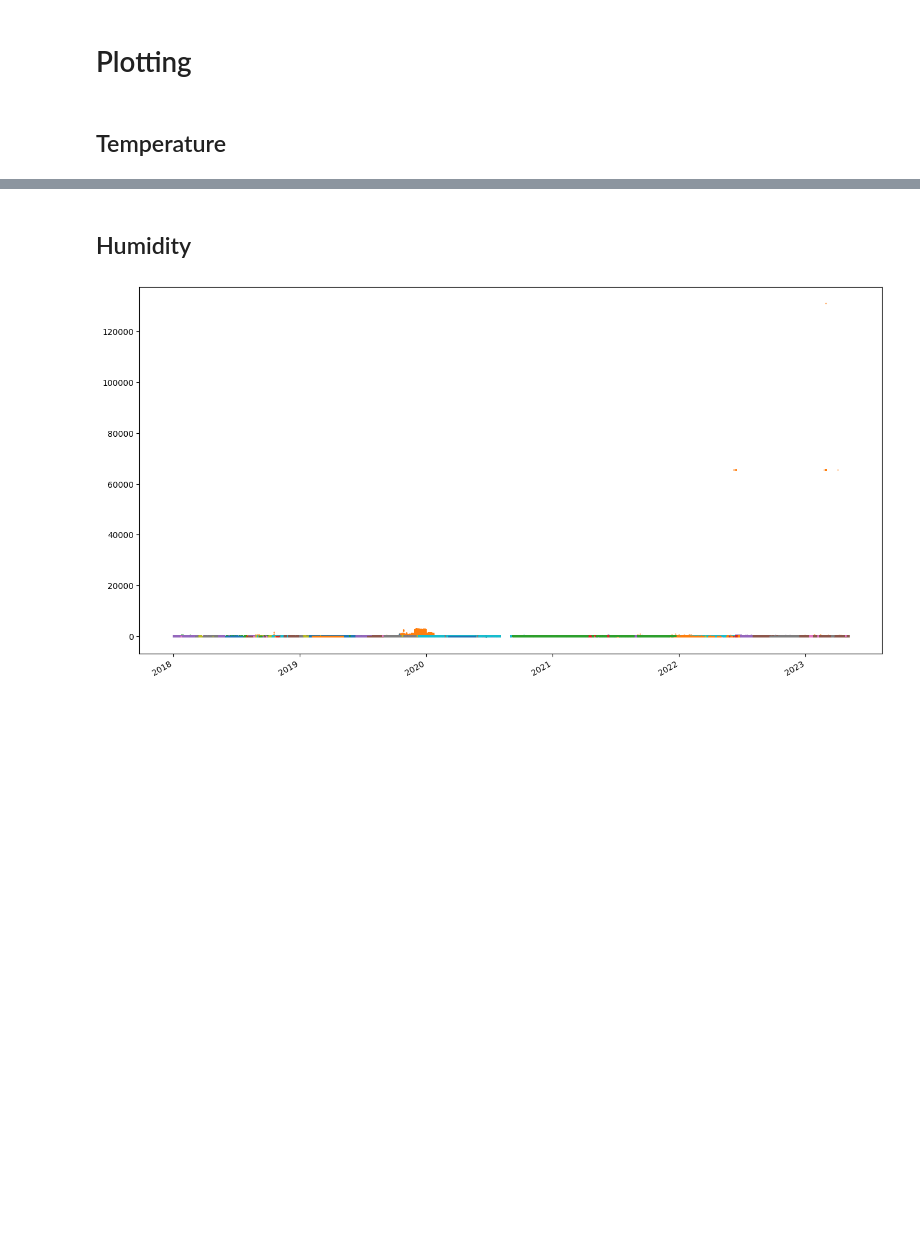
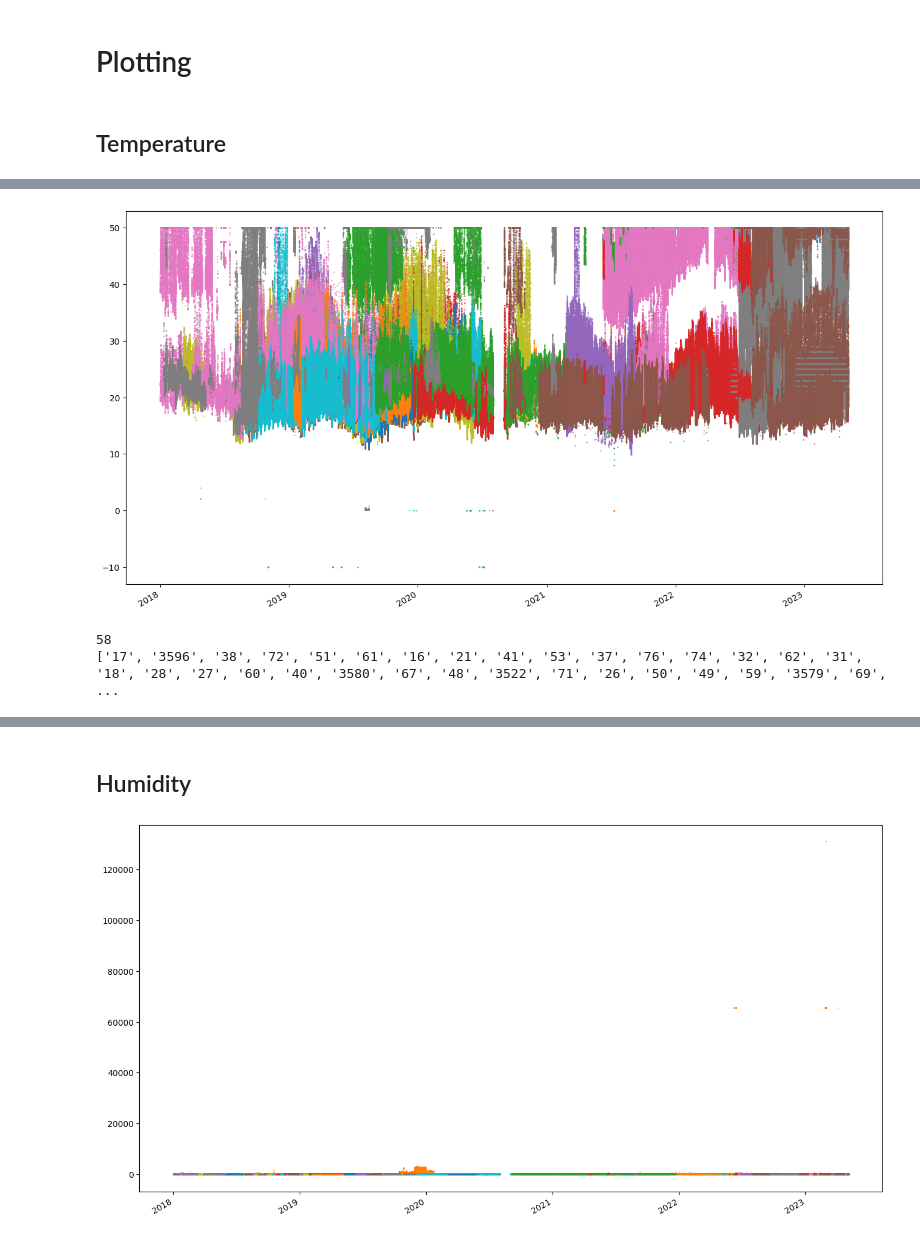
Before and after one commit to mart1bb/air_quality_africa, a Jupyter notebook: code/Analysis2.ipynb, the cells around one changed output, grey strips where cells are left out. Saved outputs shown, nothing was run; the diff lists cells and outputs as text; code cells hidden in the pictures; blank space fills up the shorter version.

```diff
--- a/code/Analysis2.ipynb
+++ b/code/Analysis2.ipynb
@@ -60,0 +61,12 @@ plt.gcf().autofmt_xdate()
+# %%
+df_temperature['temperature'].clip(-10,50,inplace=True)
+plot(df_temperature, 'temperature')
+# %% [output]
+[figure, added]
+# %%
+locations = list(set(df.location))
+print(len(locations))
+print(locations)
+# %% [output]
+58
+['17', '3596', '38', '72', '51', '61', '16', '21', '41', '53', '37', '76', '74', '32', '62', '31', '18', '28', '27', '60', '40', '3580', '67', '48', '3522', '71', '26', '50', '49', '59', '3579', '69', ...
```
Also changed, not shown: parts of 16 cells of this notebook, 1 other file.
